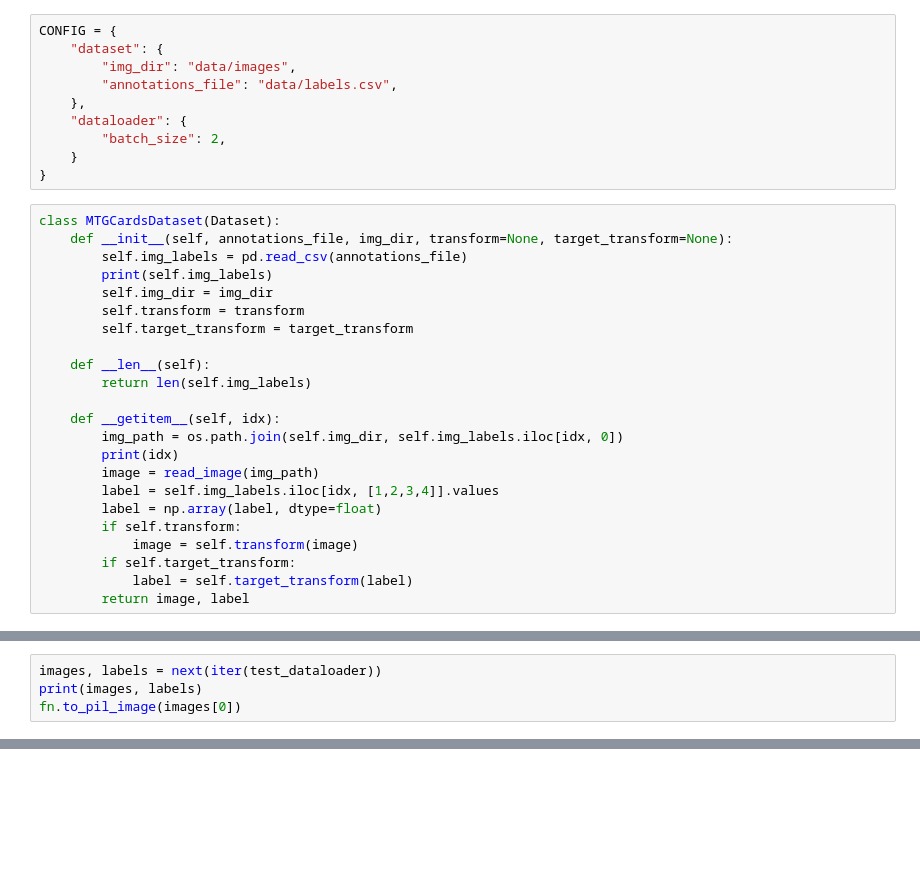
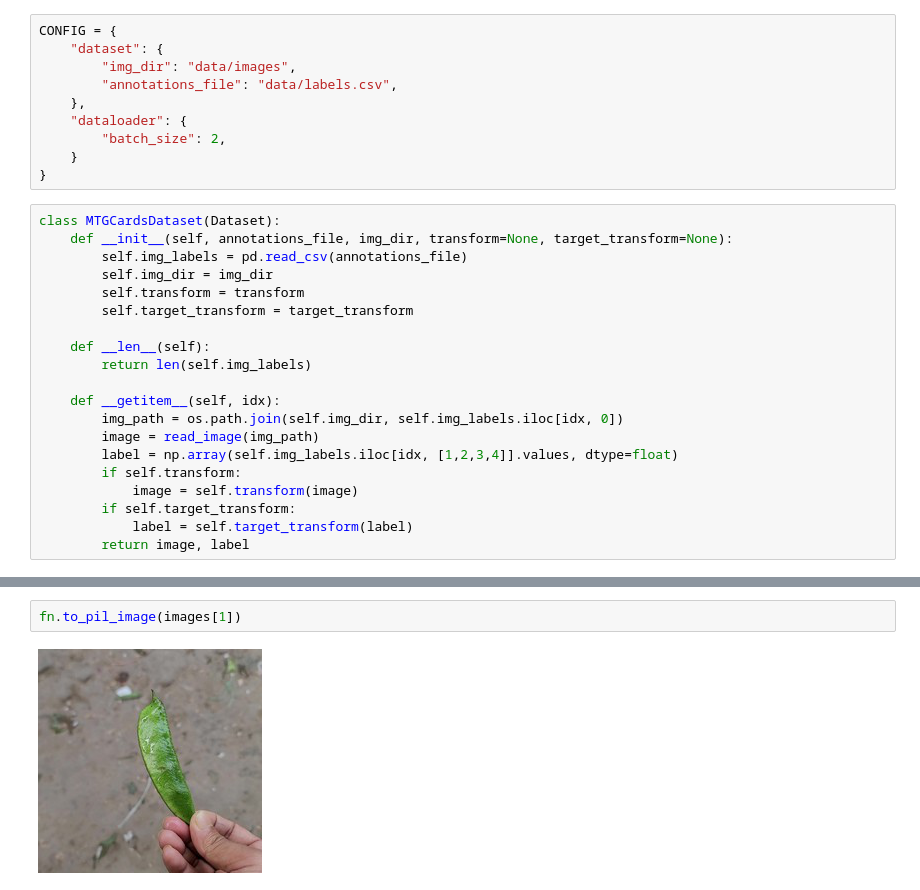
Before and after one commit to NN-2023-Szabo-Puskac/NN_assignment_3, a Jupyter notebook: loading_data.ipynb, the cells around one changed output, grey strips where cells are left out. Saved outputs shown, nothing was run; the diff lists cells and outputs as text; blank space fills up the shorter version.

```diff
--- a/loading_data.ipynb
+++ b/loading_data.ipynb
@@ -21,7 +21,6 @@ CONFIG = {
 class MTGCardsDataset(Dataset):
     def __init__(self, annotations_file, img_dir, transform=None, target_transform=None):
         self.img_labels = pd.read_csv(annotations_file)
-        print(self.img_labels)
         self.img_dir = img_dir
         self.transform = transform
         self.target_transform = target_transform
@@ -31,10 +30,8 @@ class MTGCardsDataset(Dataset):
 
     def __getitem__(self, idx):
         img_path = os.path.join(self.img_dir, self.img_labels.iloc[idx, 0])
-        print(idx)
         image = read_image(img_path)
-        label = self.img_labels.iloc[idx, [1,2,3,4]].values
-        label = np.array(label, dtype=float)
+        label = np.array(self.img_labels.iloc[idx, [1,2,3,4]].values, dtype=float)
         if self.transform:
             image = self.transform(image)
         if self.target_transform:
@@ -56,4 +53,0 @@ RuntimeError: stack expects each tensor to be equal size, but got [3, 491, 500]
-# %%
-images, labels = next(iter(test_dataloader))
-print(images, labels)
-fn.to_pil_image(images[0])
@@ -62,0 +54,4 @@ fn.to_pil_image(images[0])
+# %%
+fn.to_pil_image(images[1])
+# %% [output]
+[figure, added]
```
Also changed, not shown: parts of 3 cells of this notebook.
